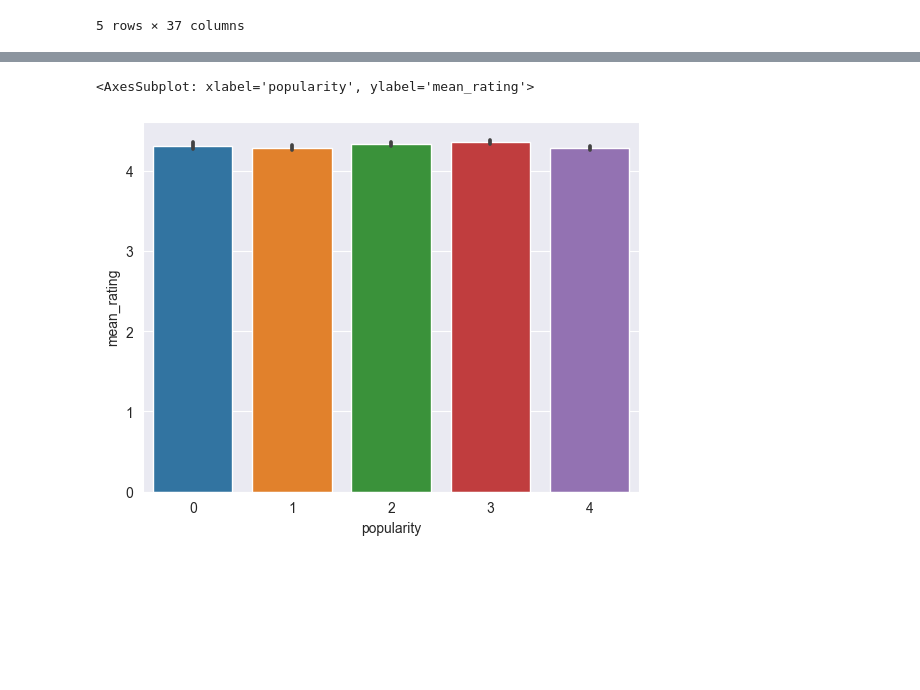
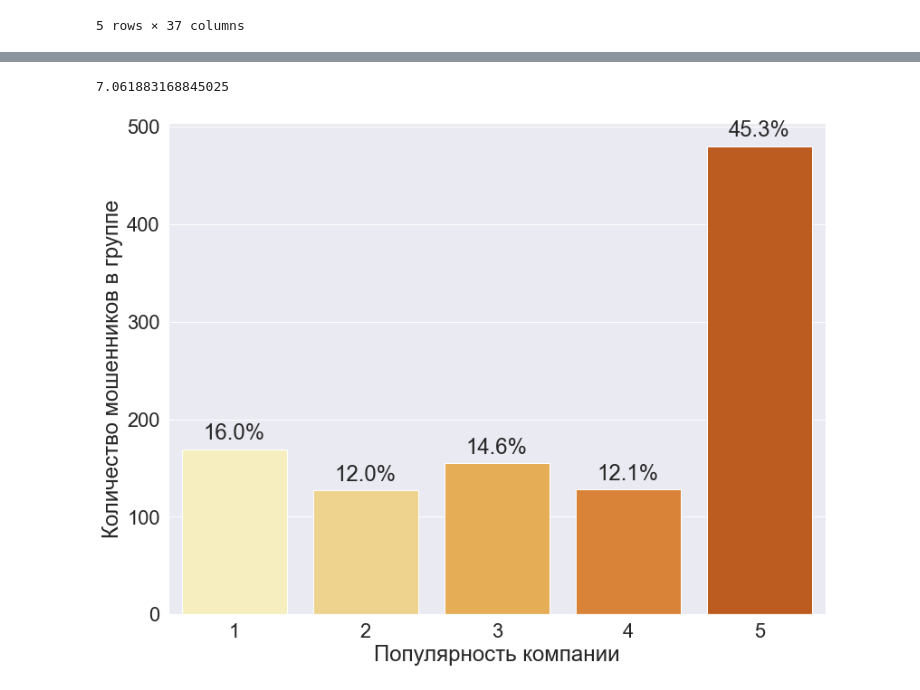
Before and after one commit to D1ffic00lt/dano-olympiad-final-stage, a Jupyter notebook: v.arkh/scoring_and_graphs.ipynb, the cells around one changed output, grey strips where cells are left out. Cells and saved outputs as stored; diff of their text form; code cells hidden in the pictures; blank space fills up the shorter version.

```diff
--- a/v.arkh/scoring_and_graphs.ipynb
+++ b/v.arkh/scoring_and_graphs.ipynb
@@ -146,4 +117,18 @@ def check_reviews_count(x):
+# %%
+has_reviews = df[(df.all_reviews_cnt > 0) & (df.phb_all > 0)]
+sorted_phb_all = has_reviews.phb_all.sort_values()
+sorted_reviews = has_reviews.all_reviews_cnt.sort_values()
+N = df.shape[0]
+M = has_reviews.shape[0]
+
+def check_reviews_count(phb, reviews):
+    # phb, reviews = a, b
+    phb_ind = sorted_phb_all.searchsorted(phb)
+    reviews_ind = sorted_reviews.searchsorted(reviews)
+    phb_perc = phb_ind / M * 100
+    reviews_perc = reviews_ind / M * 100
+    return reviews_perc - phb_perc > 50
 # %%
-susp_reviews_cnt = df[df['phb_all', 'all_reviews_cnt'].apply(lambda x: check_reviews_count(x), axis=1)]
-susp_reviews_cnt.shape
+susp_reviews_cnt = df[df.apply(lambda x: check_reviews_count(x.phb_all, x.all_reviews_cnt), axis=1)]
+susp_reviews_cnt[['phb_all', 'all_reviews_cnt']]
 # %% [output]
@@ -151,16 +148,17 @@ susp_reviews_cnt.shape
 # %%
 def check_rating(columns):
     for a in columns:
-        if a == -1:
+        if a <= 0:
             continue
         for b in columns:
-            if b == -1:
+            if b <= 0:
                 continue
             if abs(a - b) > 2.5:
                 return True
     return False
 
 
-susp_rating = df[(df[rating_columns].apply(lambda x: check_rating(x), axis=1)) & (df.all_reviews_cnt > 10)]
-susp_rating.shape
+susp_rating = df[(df[rating_columns].apply(lambda x: check_rating(x), axis=1))
+                 & (df.all_reviews_cnt > 10)]
+susp_rating[rating_columns]
 # %% [output]
@@ -238,7 +178,22 @@ sns.barplot(x=df.popularity, y=df.all_reviews_cnt)
-# %%
-df2 = df[df.mean_rating > 0]
-sns.barplot(x=df2.popularity, y=df2.mean_rating)
-# %% [output]
-<AxesSubplot: xlabel='popularity', ylabel='mean_rating'>
-[figure, removed]
+# %%
+frauds = pd.concat([susp_reviews_cnt, susp_rating])
+frauds.shape[0] / df.shape[0] * 100
+# %% [output]
+7.061883168845025
+# %%
+plt.figure(figsize=(13, 10))
+sns.set(font_scale=2)
+ax = sns.countplot(x=frauds.popularity, palette=sns.color_palette("YlOrBr"))
+ax.set_xticklabels([1, 2, 3, 4, 5])
+plt.xlabel("Популярность компании")
+plt.ylabel("Количество мошенников в группе")
+for p in ax.patches:
+    percentage = '{:.1f}%'.format(100 * p.get_height()/frauds.shape[0])
+    x = p.get_x() + p.get_width()
+    y = p.get_height()
+    ax.annotate(percentage, (x-0.4, y + 10), ha='center')
+plt.savefig("../figures/perc_rew_cnt.png", dpi=200, )
+plt.show()
+# %% [output]
+[figure, added]
 # %%
```
Also changed, not shown: parts of 18 cells of this notebook, 9 other files.
